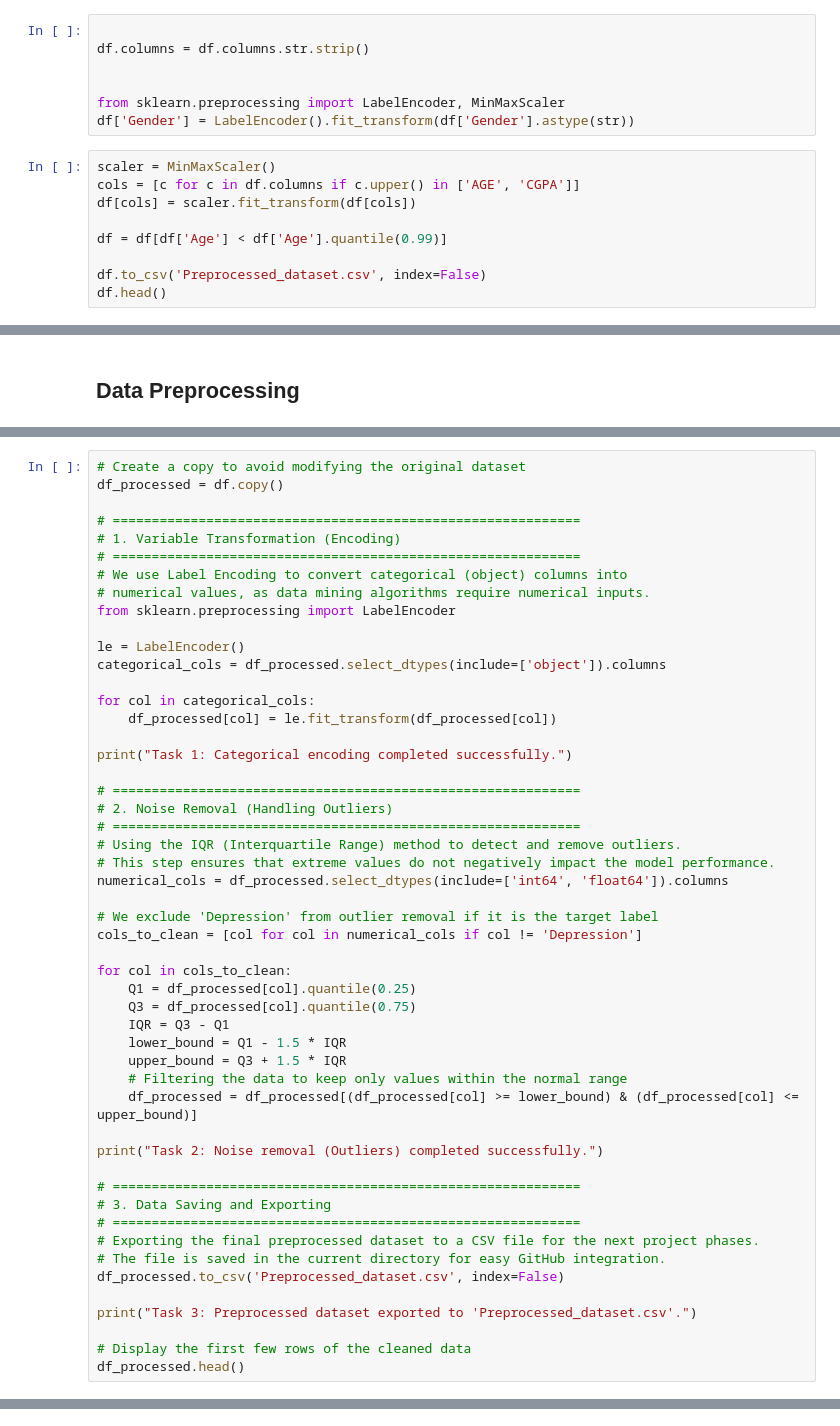
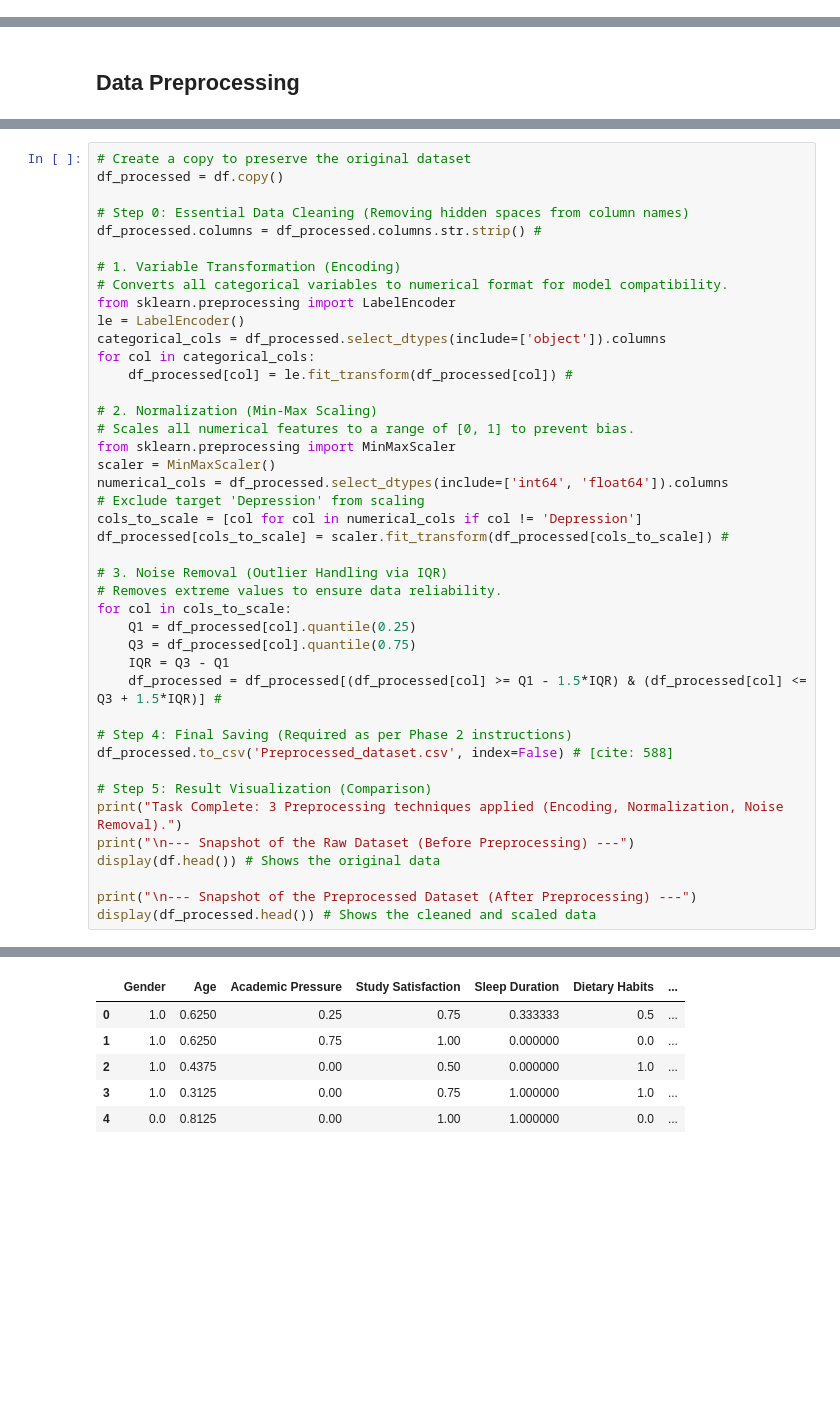
Before and after one commit to joodali25/IT326-DataMining-Project, a Jupyter notebook: Reports/Phase2.ipynb, the cells around one changed output, grey strips where cells are left out. Cells and saved outputs as stored; diff of their text form; blank space fills up the shorter version.

```diff
--- a/Reports/Phase2.ipynb
+++ b/Reports/Phase2.ipynb
@@ -236,19 +242,3 @@ plt.show()
 Scatter Plot Analysis (Academic Pressure vs Sleep Duration)
 
 The scatter plot visualizes the correlation between students' academic pressure and their sleep duration, with colors representing their depression status. This analysis helps identify if specific patterns of high pressure and low sleep are more frequently associated with depression among the surveyed students.
-# %%
-
-df.columns = df.columns.str.strip()
-
-
-from sklearn.preprocessing import LabelEncoder, MinMaxScaler
-df['Gender'] = LabelEncoder().fit_transform(df['Gender'].astype(str))
-# %%
-scaler = MinMaxScaler()
-cols = [c for c in df.columns if c.upper() in ['AGE', 'CGPA']]
-df[cols] = scaler.fit_transform(df[cols])
-
-df = df[df['Age'] < df['Age'].quantile(0.99)]
-
-df.to_csv('Preprocessed_dataset.csv', index=False)
-df.head()
@@ -288,52 +265,43 @@ Data Integrity: All preprocessing steps were performed on a separate copy (df_pr
 # %%
-# Create a copy to avoid modifying the original dataset
+# Create a copy to preserve the original dataset
 df_processed = df.copy()
 
-# ============================================================
+# Step 0: Essential Data Cleaning (Removing hidden spaces from column names)
+df_processed.columns = df_processed.columns.str.strip() #
+
 # 1. Variable Transformation (Encoding)
-# ============================================================
-# We use Label Encoding to convert categorical (object) columns into
-# numerical values, as data mining algorithms require numerical inputs.
+# Converts all categorical variables to numerical format for model compatibility.
 from sklearn.preprocessing import LabelEncoder
-
 le = LabelEncoder()
 categorical_cols = df_processed.select_dtypes(include=['object']).columns
+for col in categorical_cols:
+    df_processed[col] = le.fit_transform(df_processed[col]) #
 
-for col in categorical_cols:
-    df_processed[col] = le.fit_transform(df_processed[col])
+# 2. Normalization (Min-Max Scaling)
+# Scales all numerical features to a range of [0, 1] to prevent bias.
+from sklearn.preprocessing import MinMaxScaler
+scaler = MinMaxScaler()
+numerical_cols = df_processed.select_dtypes(include=['int64', 'float64']).columns
+# Exclude target 'Depression' from scaling
+cols_to_scale = [col for col in numerical_cols if col != 'Depression']
+df_processed[cols_to_scale] = scaler.fit_transform(df_processed[cols_to_scale]) #
 
-print("Task 1: Categorical encoding completed successfully.")
-
-# ============================================================
-# 2. Noise Removal (Handling Outliers)
-# ============================================================
-# Using the IQR (Interquartile Range) method to detect and remove outliers.
-# This step ensures that extreme values do not negatively impact the model performance.
-numerical_cols = df_processed.select_dtypes(include=['int64', 'float64']).columns
-
-# We exclude 'Depression' from outlier removal if it is the target label
-cols_to_clean = [col for col in numerical_cols if col != 'Depression']
-
-for col in cols_to_clean:
+# 3. Noise Removal (Outlier Handling via IQR)
+# Removes extreme values to ensure data reliability.
+for col in cols_to_scale:
     Q1 = df_processed[col].quantile(0.25)
     Q3 = df_processed[col].quantile(0.75)
     IQR = Q3 - Q1
-    lower_bound = Q1 - 1.5 * IQR
-    upper_bound = Q3 + 1.5 * IQR
-    # Filtering the data to keep only values within the normal range
-    df_processed = df_processed[(df_processed[col] >= lower_bound) & (df_processed[col] <= upper_bound)]
+    df_processed = df_processed[(df_processed[col] >= Q1 - 1.5*IQR) & (df_processed[col] <= Q3 + 1.5*IQR)] #
 
-print("Task 2: Noise removal (Outliers) completed successfully.")
+# Step 4: Final Saving (Required as per Phase 2 instructions)
+df_processed.to_csv('Preprocessed_dataset.csv', index=False) # [cite: 588]
 
-# ============================================================
-# 3. Data Saving and Exporting
-# ============================================================
-# Exporting the final preprocessed dataset to a CSV file for the next project phases.
-# The file is saved in the current directory for easy GitHub integration.
-df_processed.to_csv('Preprocessed_dataset.csv', index=False)
+# Step 5: Result Visualization (Comparison)
+print("Task Complete: 3 Preprocessing techniques applied (Encoding, Normalization, Noise Removal).")
+print("\n--- Snapshot of the Raw Dataset (Before Preprocessing) ---")
+display(df.head()) # Shows the original data
 
-print("Task 3: Preprocessed dataset exported to 'Preprocessed_dataset.csv'.")
-
-# Display the first few rows of the cleaned data
-df_processed.head()
+print("\n--- Snapshot of the Preprocessed Dataset (After Preprocessing) ---")
+display(df_processed.head()) # Shows the cleaned and scaled data
 # %% [output]
@@ -348,0 +318,6 @@ Task 3: Preprocessed dataset exported to 'Preprocessed_dataset.csv'.
+|  | Gender | Age | Academic Pressure | Study Satisfaction | Sleep Duration | Dietary Habits | ... |
+| 0 | 1.0 | 0.6250 | 0.25 | 0.75 | 0.333333 | 0.5 | ... |
+| 1 | 1.0 | 0.6250 | 0.75 | 1.00 | 0.000000 | 0.0 | ... |
+| 2 | 1.0 | 0.4375 | 0.00 | 0.50 | 0.000000 | 1.0 | ... |
+| 3 | 1.0 | 0.3125 | 0.00 | 0.75 | 1.000000 | 1.0 | ... |
+| 4 | 0.0 | 0.8125 | 0.00 | 1.00 | 1.000000 | 0.0 | ... |
```
Also changed, not shown: parts of 14 cells of this notebook.
